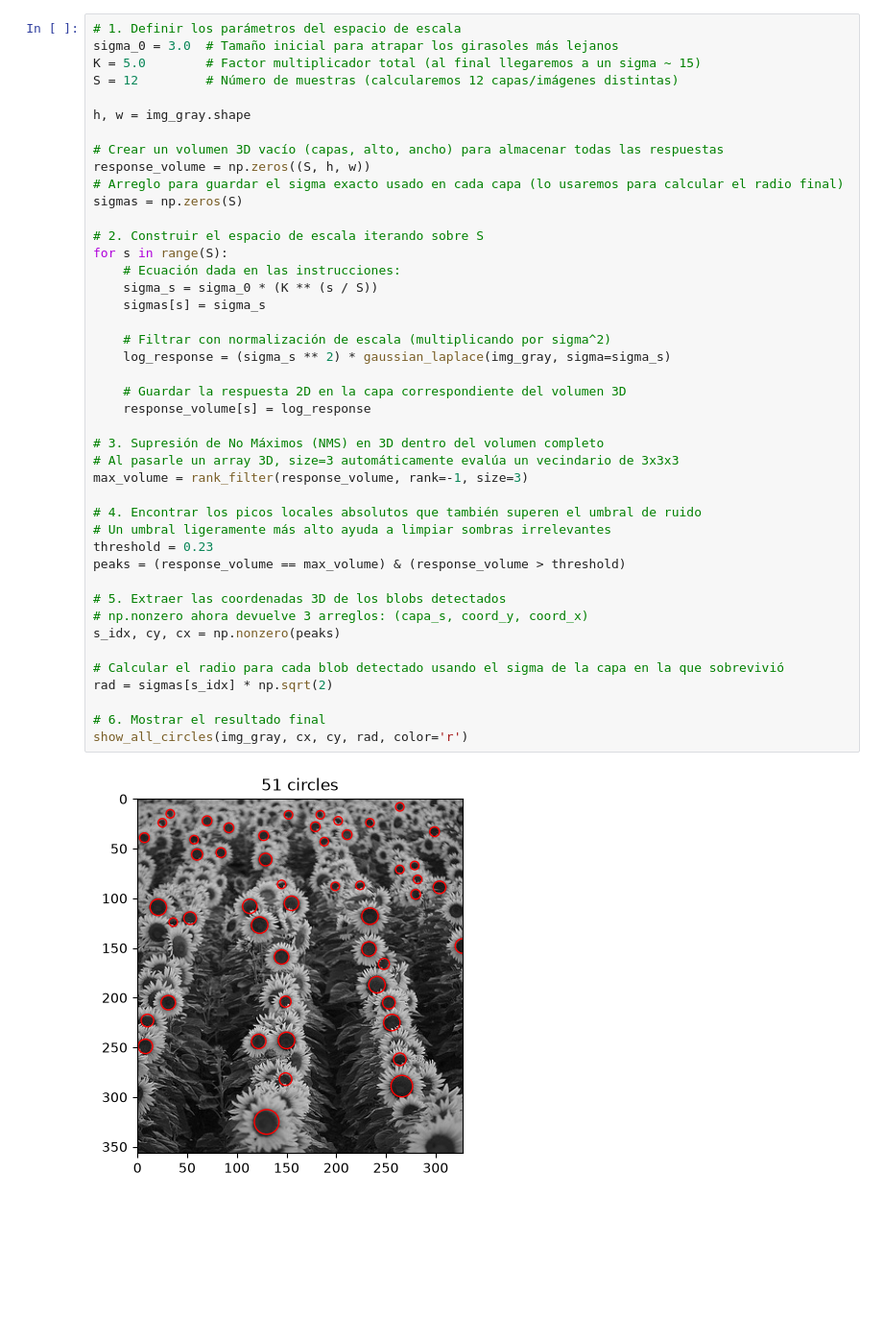
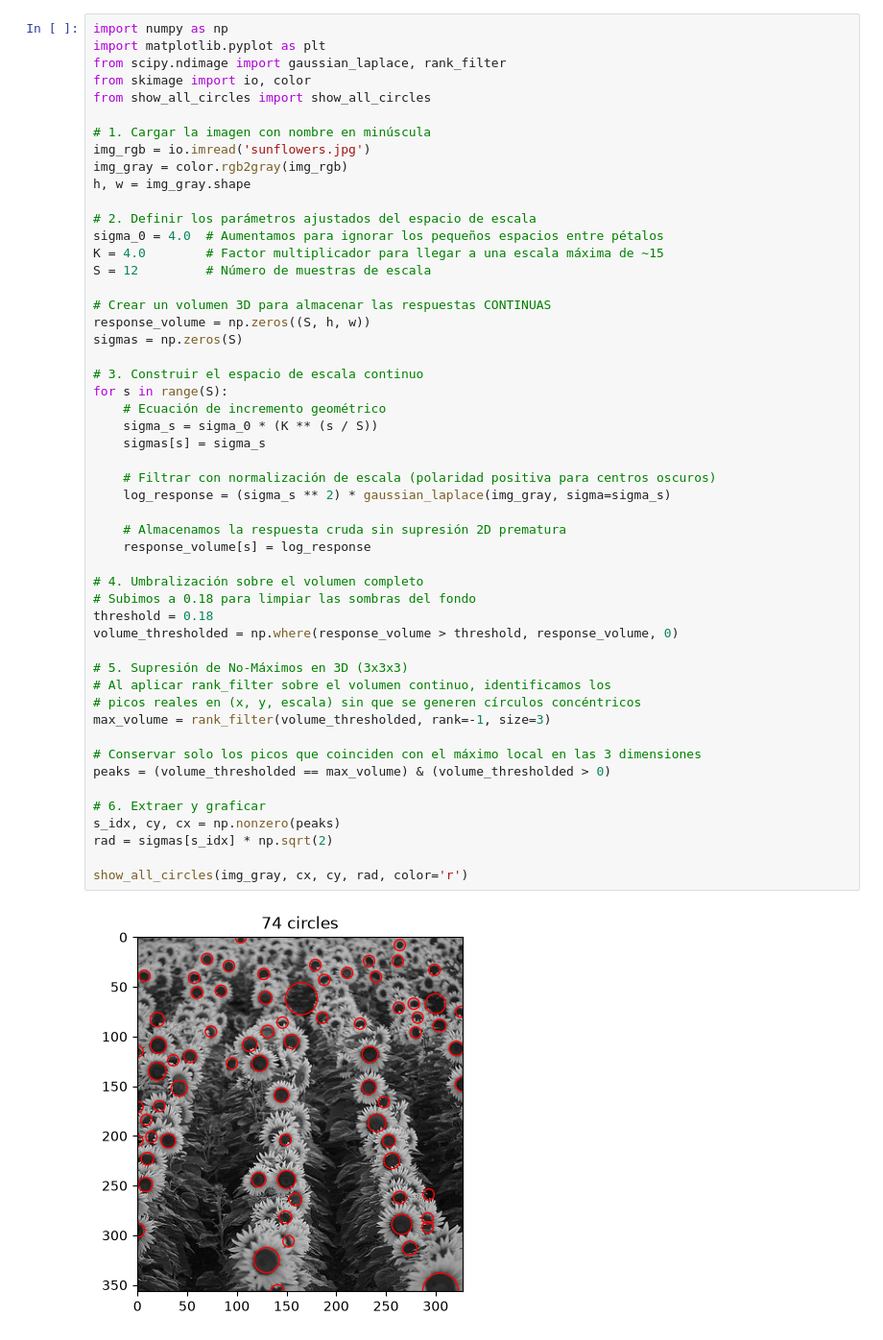
Before and after one commit to Taki3995/Criptografia-y-seguridad-informatica-Laboratories, a Jupyter notebook: Lab 2/lab2_blobs.ipynb, the cells around one changed output. Shown at 96% size. Drawn from its saved outputs; the diff is of its cells as text; blank space fills up the shorter version.

```diff
--- a/Lab 2/lab2_blobs.ipynb
+++ b/Lab 2/lab2_blobs.ipynb
@@ -96,45 +184,53 @@ show_all_circles(img_gray, cx, cy, rad, color='r')
 # %%
-# 1. Definir los parámetros del espacio de escala
-sigma_0 = 3.0  # Tamaño inicial para atrapar los girasoles más lejanos
-K = 5.0        # Factor multiplicador total (al final llegaremos a un sigma ~ 15)
-S = 12         # Número de muestras (calcularemos 12 capas/imágenes distintas)
+import numpy as np
+import matplotlib.pyplot as plt
+from scipy.ndimage import gaussian_laplace, rank_filter
+from skimage import io, color
+from show_all_circles import show_all_circles
 
+# 1. Cargar la imagen con nombre en minúscula
+img_rgb = io.imread('sunflowers.jpg')
+img_gray = color.rgb2gray(img_rgb)
 h, w = img_gray.shape
 
-# Crear un volumen 3D vacío (capas, alto, ancho) para almacenar todas las respuestas
+# 2. Definir los parámetros ajustados del espacio de escala
+sigma_0 = 4.0  # Aumentamos para ignorar los pequeños espacios entre pétalos
+K = 4.0        # Factor multiplicador para llegar a una escala máxima de ~15
+S = 12         # Número de muestras de escala
+
+# Crear un volumen 3D para almacenar las respuestas CONTINUAS
 response_volume = np.zeros((S, h, w))
-# Arreglo para guardar el sigma exacto usado en cada capa (lo usaremos para calcular el radio final)
 sigmas = np.zeros(S)
 
-# 2. Construir el espacio de escala iterando sobre S
+# 3. Construir el espacio de escala continuo
 for s in range(S):
-    # Ecuación dada en las instrucciones:
+    # Ecuación de incremento geométrico
     sigma_s = sigma_0 * (K ** (s / S))
     sigmas[s] = sigma_s
 
-    # Filtrar con normalización de escala (multiplicando por sigma^2)
+    # Filtrar con normalización de escala (polaridad positiva para centros oscuros)
     log_response = (sigma_s ** 2) * gaussian_laplace(img_gray, sigma=sigma_s)
 
-    # Guardar la respuesta 2D en la capa correspondiente del volumen 3D
+    # Almacenamos la respuesta cruda sin supresión 2D prematura
     response_volume[s] = log_response
 
-# 3. Supresión de No Máximos (NMS) en 3D dentro del volumen completo
-# Al pasarle un array 3D, size=3 automáticamente evalúa un vecindario de 3x3x3
-max_volume = rank_filter(response_volume, rank=-1, size=3)
+# 4. Umbralización sobre el volumen completo
+# Subimos a 0.18 para limpiar las sombras del fondo
+threshold = 0.18
+volume_thresholded = np.where(response_volume > threshold, response_volume, 0)
 
-# 4. Encontrar los picos locales absolutos que también superen el umbral de ruido
-# Un umbral ligeramente más alto ayuda a limpiar sombras irrelevantes
-threshold = 0.23
-peaks = (response_volume == max_volume) & (response_volume > threshold)
+# 5. Supresión de No-Máximos en 3D (3x3x3)
+# Al aplicar rank_filter sobre el volumen continuo, identificamos los
+# picos reales en (x, y, escala) sin que se generen círculos concéntricos
+max_volume = rank_filter(volume_thresholded, rank=-1, size=3)
 
-# 5. Extraer las coordenadas 3D de los blobs detectados
-# np.nonzero ahora devuelve 3 arreglos: (capa_s, coord_y, coord_x)
+# Conservar solo los picos que coinciden con el máximo local en las 3 dimensiones
+peaks = (volume_thresholded == max_volume) & (volume_thresholded > 0)
+
+# 6. Extraer y graficar
 s_idx, cy, cx = np.nonzero(peaks)
-
-# Calcular el radio para cada blob detectado usando el sigma de la capa en la que sobrevivió
 rad = sigmas[s_idx] * np.sqrt(2)
 
-# 6. Mostrar el resultado final
 show_all_circles(img_gray, cx, cy, rad, color='r')
 # %% [output]
-[figure, old version]
+[figure, new version]
```
Also changed, not shown: parts of 18 cells of this notebook, 1 other file.
